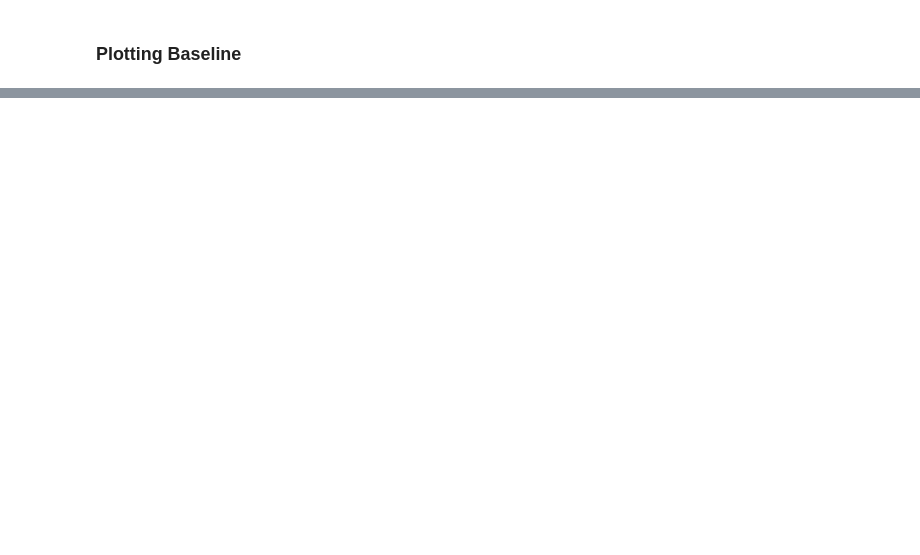
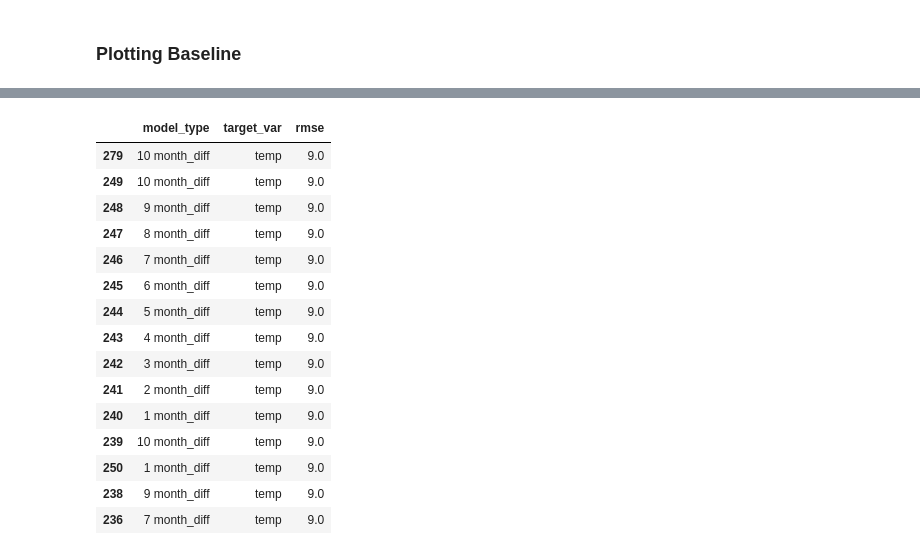
Before and after one commit to joshuamchavez2/time-series-analysis, a Jupyter notebook: final.ipynb, the cells around one changed output, grey strips where cells are left out. Drawn from its saved outputs; the diff is of its cells as text; code cells hidden in the pictures; blank space fills up the shorter version.

```diff
--- a/final.ipynb
+++ b/final.ipynb
@@ -398,0 +595,5 @@ plt.show()
+# %%
+# take the values for each day in 2015 and add the average year over year(yoy)(y/y)
+yhat_df = train + year_diff
+# %%
+yhat_df = yhat_df.set_index(validate.index)
@@ -398,0 +633,29 @@ plt.show()
+# %%
+def previous_cycle(train, validate, diff, eval_df):
+    year_diff = train.temp.diff(diff).mean()
+    yhat_df = train + year_diff
+    yhat_df = yhat_df.set_index(validate.index)
+    fstring = f'{diff} month_diff'
+    eval_df = append_eval_df(model_type = fstring, target_var = target_var)
+    return eval_df
+# %%
+for i in range(1,11):
+    eval_df = previous_cycle(train, validate, i, eval_df)
+eval_df.sort_values(by='rmse', ascending=True).head(15)
+# %% [output]
+|  | model_type | target_var | rmse |
+| 279 | 10 month_diff | temp | 9.0 |
+| 249 | 10 month_diff | temp | 9.0 |
+| 248 | 9 month_diff | temp | 9.0 |
+| 247 | 8 month_diff | temp | 9.0 |
+| 246 | 7 month_diff | temp | 9.0 |
+| 245 | 6 month_diff | temp | 9.0 |
+| 244 | 5 month_diff | temp | 9.0 |
+| 243 | 4 month_diff | temp | 9.0 |
+| 242 | 3 month_diff | temp | 9.0 |
+| 241 | 2 month_diff | temp | 9.0 |
+| 240 | 1 month_diff | temp | 9.0 |
+| 239 | 10 month_diff | temp | 9.0 |
+| 250 | 1 month_diff | temp | 9.0 |
+| 238 | 9 month_diff | temp | 9.0 |
+| 236 | 7 month_diff | temp | 9.0 |
```
Also changed, not shown: parts of 53 cells of this notebook.
